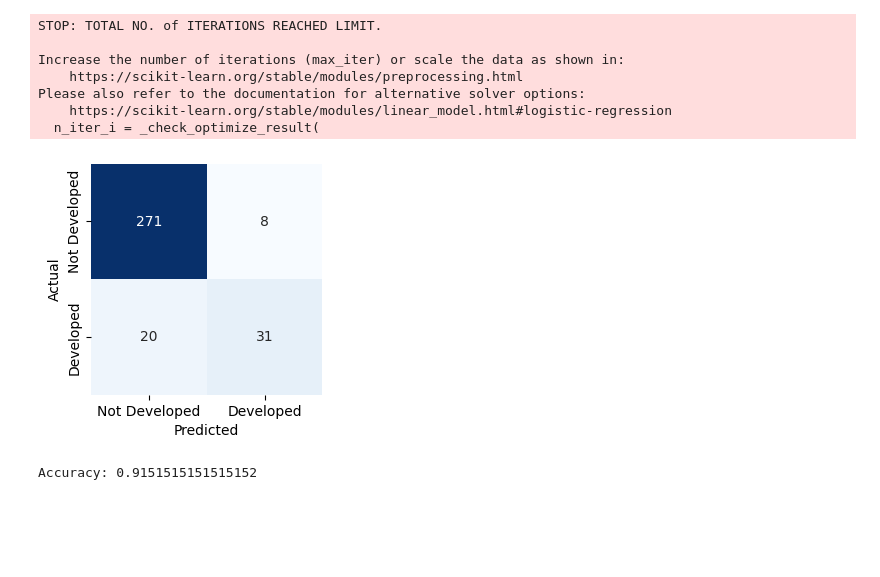
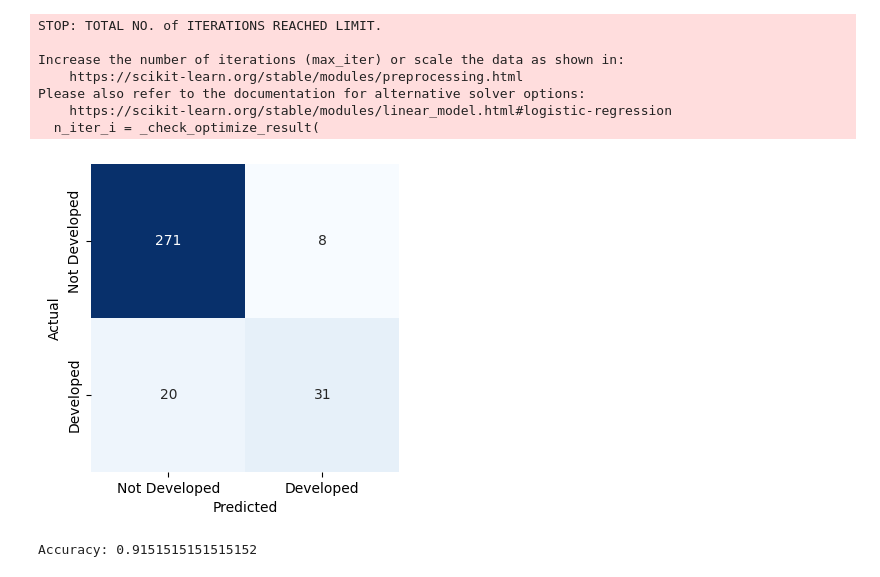
Before and after one commit to Pippeloo/DataScience-Paper, a Jupyter notebook: P2-Deliverable/Classification/Classification.ipynb, the cells around one changed output. Cells and saved outputs as stored; diff of their text form; code cells hidden in the pictures; blank space fills up the shorter version.

```diff
--- a/P2-Deliverable/Classification/Classification.ipynb
+++ b/P2-Deliverable/Classification/Classification.ipynb
@@ -48,19 +48,19 @@ predictions = logReg.predict(X_test)
 # %%
 import matplotlib.pyplot as plt
 from sklearn.metrics import confusion_matrix
 import seaborn as sns
 
 # confusion matrix
 cm = confusion_matrix(y_test, predictions)
 
 # visualize
-plt.figure(figsize=(4, 3))
+plt.figure(figsize=(6, 4))
 sns.heatmap(cm, annot=True, fmt="d", cmap="Blues", cbar=False, square=True, xticklabels=['Not Developed', 'Developed'], yticklabels=['Not Developed', 'Developed'])
 plt.xlabel('Predicted')
 plt.ylabel('Actual')
 plt.show()
 # %% [output]
-[figure, old version]
+[figure, new version]
 # %%
 from sklearn.metrics import accuracy_score
 
```
